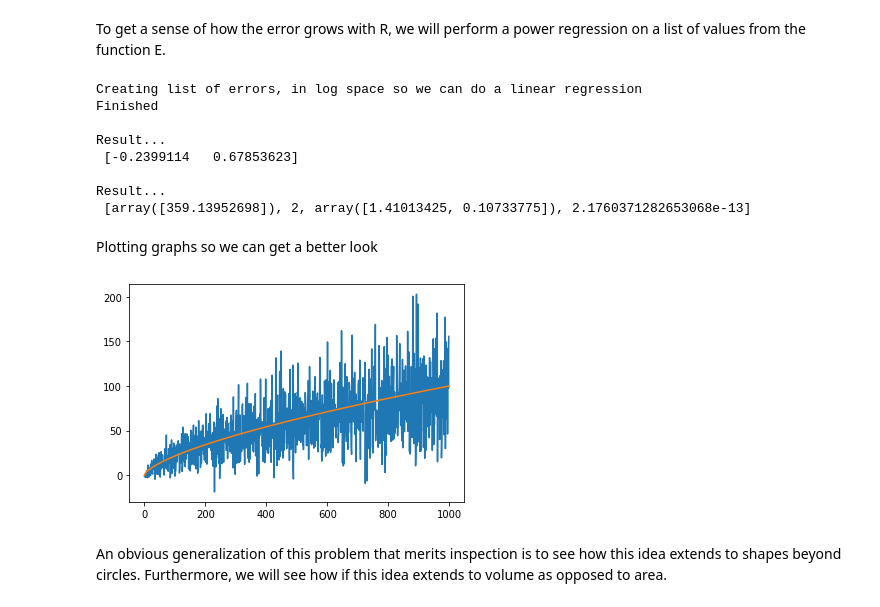
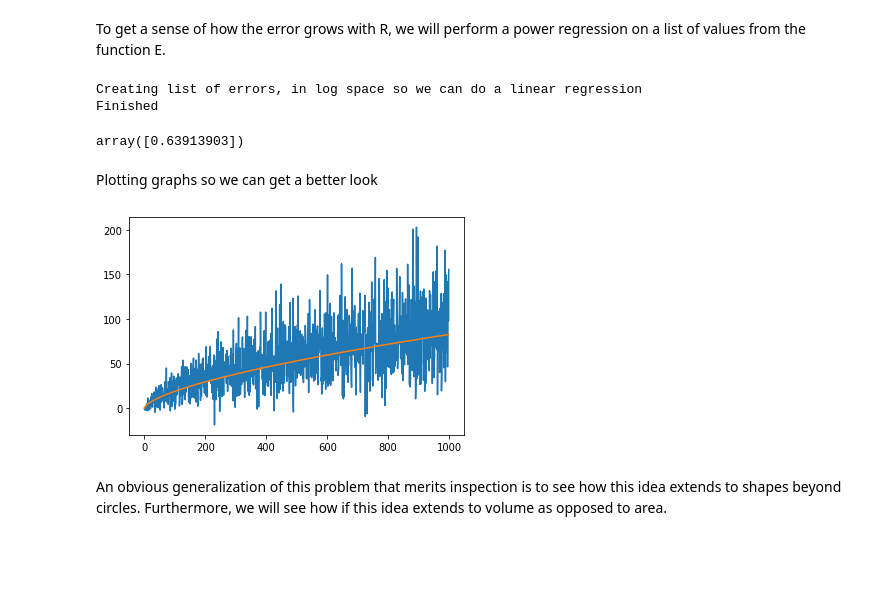
Before and after one commit to ethancma/GaussCircleConjecture, a Jupyter notebook: Code.ipynb, the cells around one changed output. Saved outputs shown, nothing was run; the diff lists cells and outputs as text; code cells hidden in the pictures; blank space fills up the shorter version.

```diff
--- a/Code.ipynb
+++ b/Code.ipynb
@@ -49,54 +49,49 @@ def E(r):
   return A(r) - L(r)
 # %% [markdown]
 To get a sense of how the error grows with R, we will perform a power regression on a list of values from the function E.
+# %%
+errors = []
+errors.append(0)
+for i in range(1, 1000):
+  errors.append(E(i))
 # %%
+from sklearn.linear_model import LinearRegression
 x = []
 y = []
-
-
 print("Creating list of errors, in log space so we can do a linear regression")
 for i in range(1, 1000):
-  error = E(i)
+  error = errors[i]
   if error > 0:
-    x.append(math.log(i))
-    y.append(math.log(E(i)))
+    x.append([math.log(i)])
+    y.append(math.log(error))
 print("Finished")
-
-
-
-c, stats = P.polyfit(x, y, 1, full=True)
-print("\nResult...\n", c)
-print("\nResult...\n", stats)
+reg = LinearRegression(fit_intercept = False).fit(x,y)
+reg.coef_
 # %% [output]
 Creating list of errors, in log space so we can do a linear regression
 Finished
-
-Result...
- [-0.2399114   0.67853623]
-
-Result...
- [array([359.13952698]), 2, array([1.41013425, 0.10733775]), 2.1760371282653068e-13]
+array([0.63913903])
 # %% [markdown]
 Plotting graphs so we can get a better look
 # %%
 import matplotlib.pyplot as plt
 
 
 x = []
 error_y = []
 r_2_3 = []
 
 for i in range(1000):
     x.append(i)
-    error_y.append(E(i))
-    r_2_3.append(i**(2/3))
+    error_y.append(errors[i])
+    r_2_3.append(i**(.63913903))
 
 fig, ax = plt.subplots()
 ax.plot(x, error_y)
 ax.plot(x, r_2_3)
 plt.show()
 # %% [output]
-[figure, old version]
+[figure, new version]
 # %% [markdown]
 An obvious generalization of this problem that merits inspection is to see how this idea extends to shapes beyond circles. Furthermore, we will see how if this idea extends to volume as opposed to area.
 # %% [markdown]
```
Also changed, not shown: parts of 8 cells of this notebook.
